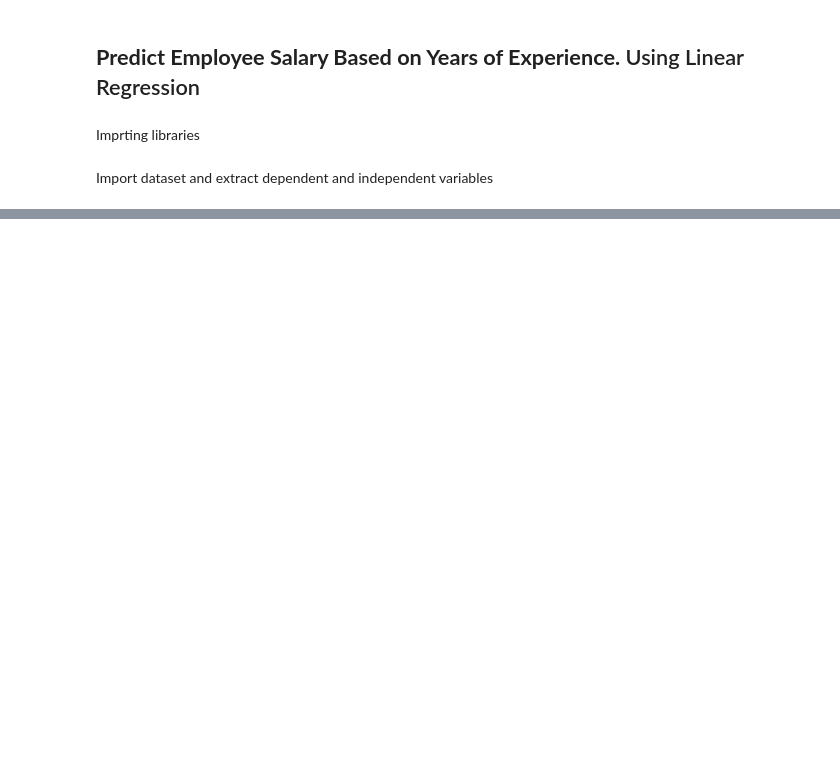
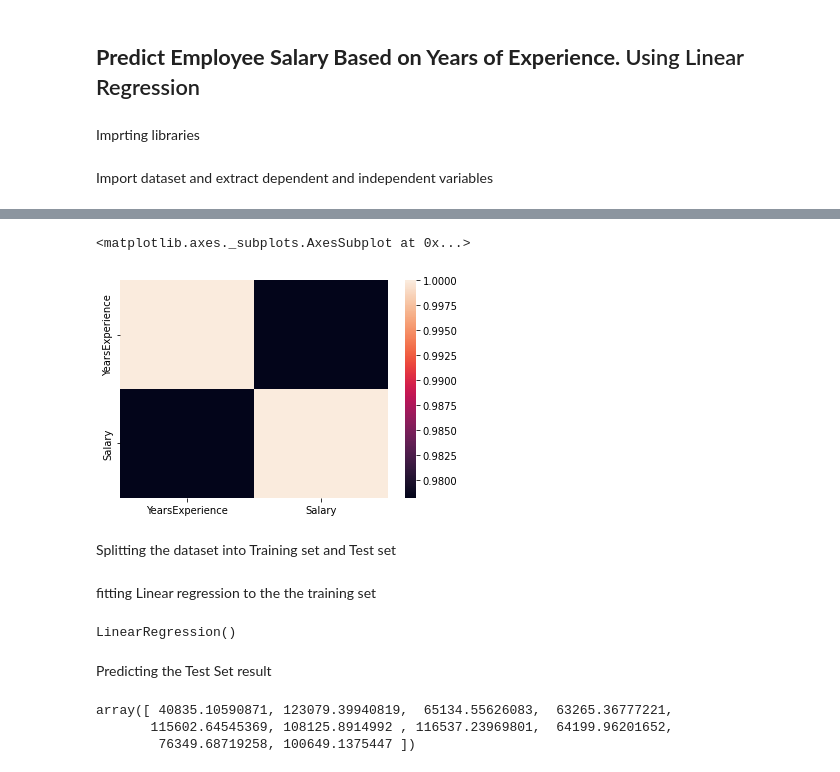
Before and after one commit to fzkhouy/Predict_Employee_Salary, a Jupyter notebook: Predict_Employee_Salary.ipynb, the cells around one changed output, grey strips where cells are left out. Saved outputs shown, nothing was run; the diff lists cells and outputs as text; code cells hidden in the pictures; blank space fills up the shorter version.

```diff
--- a/Predict_Employee_Salary.ipynb
+++ b/Predict_Employee_Salary.ipynb
@@ -52,0 +53,7 @@ fatal: could not read Username for 'https://github.com': No such device or addre
+# %%
+sns.heatmap(Salary_data.corr())
+# %% [output]
+<matplotlib.axes._subplots.AxesSubplot at 0x...>
+[figure, added]
+# %% [markdown]
+Splitting the dataset into Training set and Test set
@@ -52,0 +63,17 @@ fatal: could not read Username for 'https://github.com': No such device or addre
+# %% [markdown]
+fitting Linear regression to the the training set
+# %%
+from sklearn.linear_model import LinearRegression
+Lr_model = LinearRegression()
+Lr_model.fit(X_train, Y_train)
+# %% [output]
+LinearRegression()
+# %% [markdown]
+Predicting the Test Set result
+# %%
+y_pred = Lr_model.predict(X_test)
+y_pred
+# %% [output]
+array([ 40835.10590871, 123079.39940819,  65134.55626083,  63265.36777221,
+       115602.64545369, 108125.8914992 , 116537.23969801,  64199.96201652,
+        76349.68719258, 100649.1375447 ])
```
Also changed, not shown: parts of 18 cells of this notebook.
